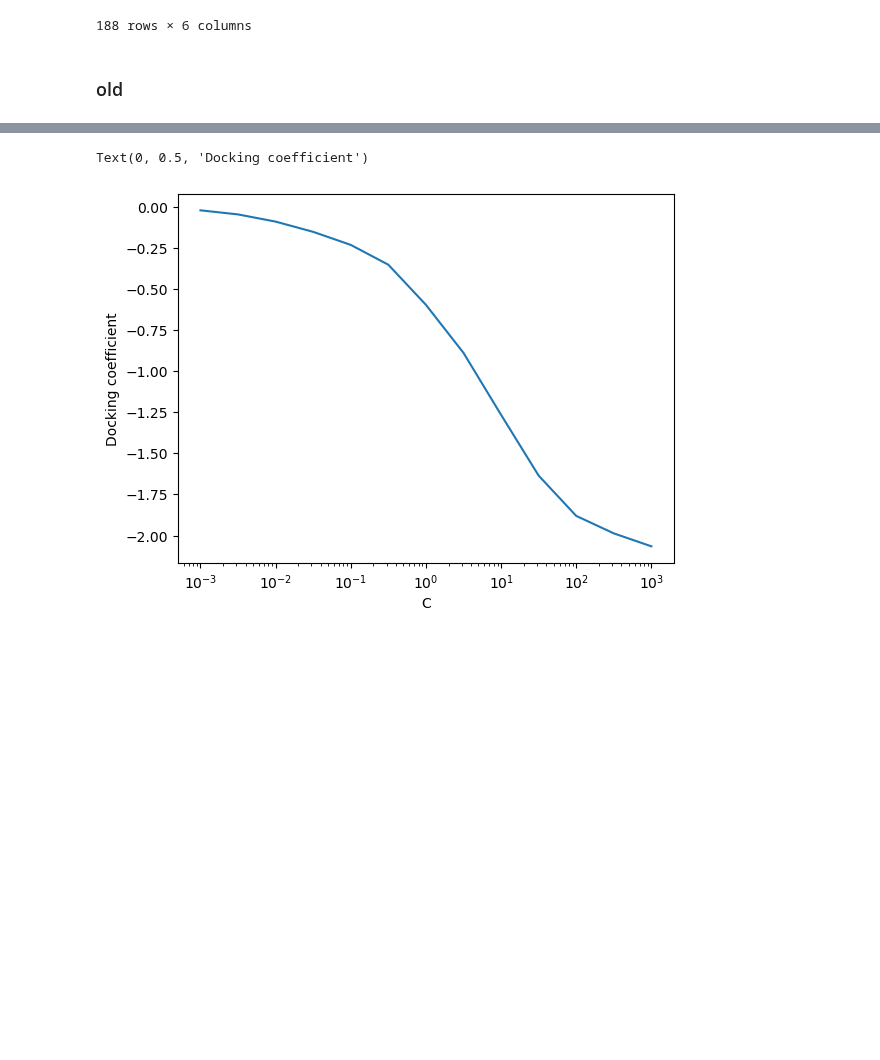
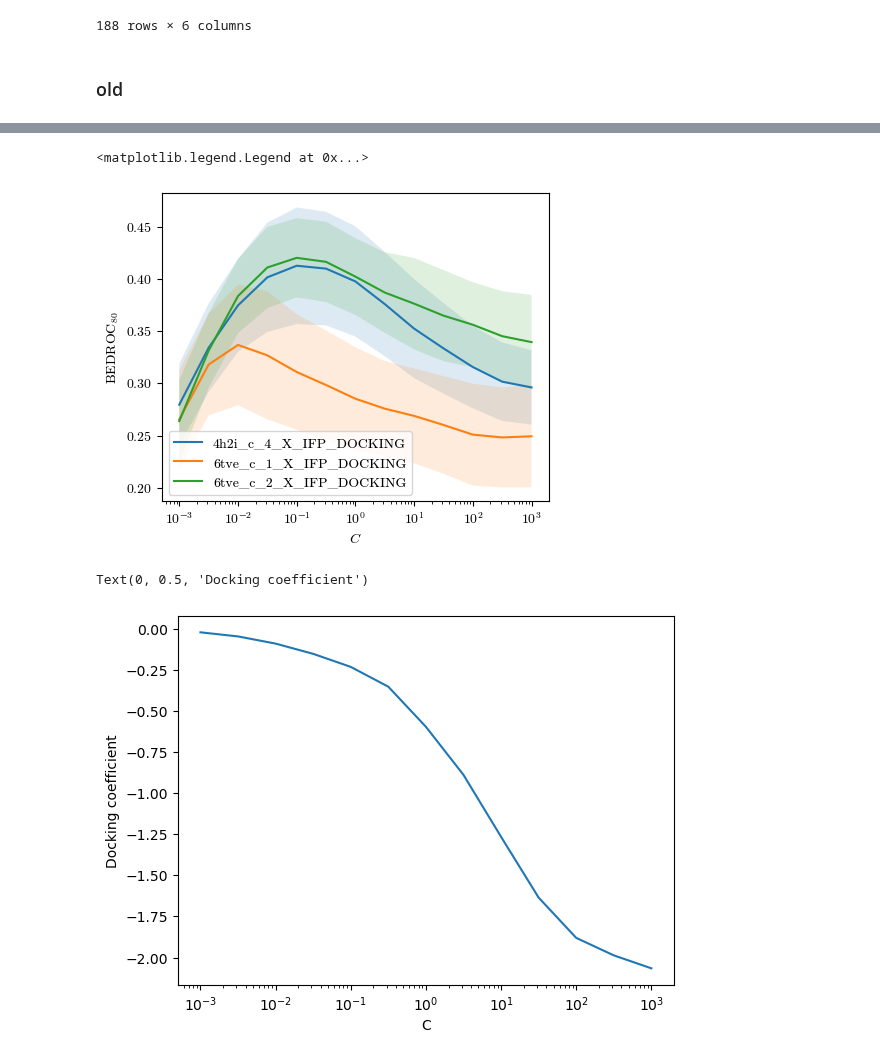
Before and after one commit to wesselporschen/montpellier-screen, a Jupyter notebook: prolif.ipynb, the cells around one changed output, grey strips where cells are left out. Cells and saved outputs as stored; diff of their text form; code cells hidden in the pictures; blank space fills up the shorter version.

```diff
--- a/prolif.ipynb
+++ b/prolif.ipynb
@@ -1452,3 +1688,31 @@ all_coef_results_lasso['4h2i_c_4_X_IFP']
+# %%
+selected_models = ["4h2i_c_4_X_IFP_DOCKING", "6tve_c_1_X_IFP_DOCKING", "6tve_c_2_X_IFP_DOCKING"]
+selected_tunings = {k: all_tuning_results[k] for k in selected_models if k in all_tuning_results}
+
+fig, ax = plt.subplots(figsize=(5,4))
+
+for name, df in selected_tunings.items():
+    summary = (
+        df.groupby("C")["BEDROC_80"]
+          .agg(["mean", "std"])
+          .reset_index()
+    )
+
+    ax.plot(summary["C"], summary["mean"], label=name)
+    ax.fill_between(
+        summary["C"],
+        summary["mean"] - summary["std"],
+        summary["mean"] + summary["std"],
+        alpha=0.15,
+    )
+
+ax.set_xscale("log")
+ax.set_xlabel(r"$C$")
+ax.set_ylabel(r"BEDROC$_{80}$")
+ax.legend()
+# %% [output]
+<matplotlib.legend.Legend at 0x...>
+[figure, added]
 # %%
 docking_coef = []
 
```
Also changed, not shown: parts of 17 cells of this notebook.
